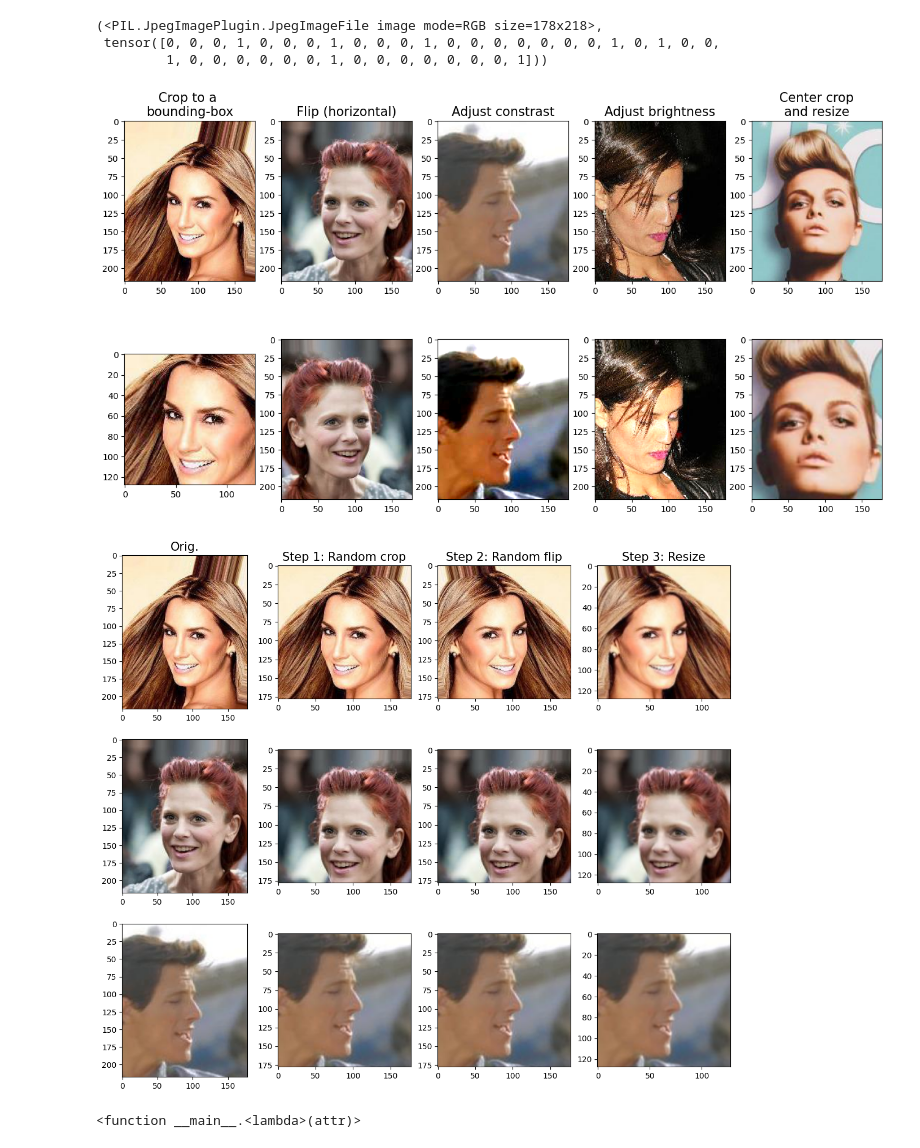
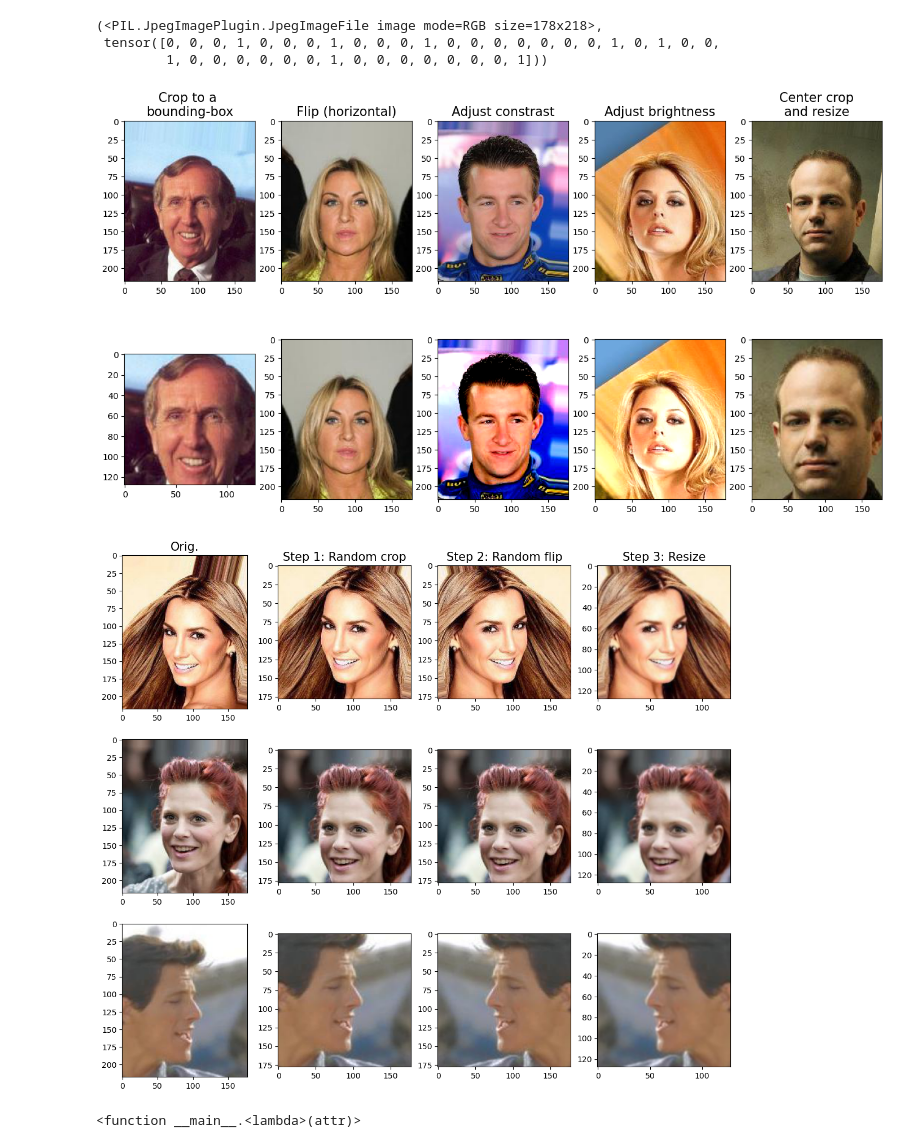
Before and after one commit to juliamuratore/Project3-DS-4002, a Jupyter notebook: processing.ipynb, the cells around one changed output. Drawn from its saved outputs; the diff is of its cells as text; code cells hidden in the pictures.

```diff
--- a/processing.ipynb
+++ b/processing.ipynb
@@ -52,7 +34,7 @@ fig = plt.figure(figsize=(16, 8.5))
 
 ## Column 1: cropping to a bounding-box
 ax = fig.add_subplot(2, 5, 1)
-img, attr = celeba_train_dataset[0]
+img, attr = celeba_train_dataset[20]
 ax.set_title('Crop to a \nbounding-box', size=15)
 ax.imshow(img)
 ax = fig.add_subplot(2, 5, 6)
@@ -61,7 +43,7 @@ ax.imshow(img_cropped)
 
 ## Column 2: flipping (horizontally)
 ax = fig.add_subplot(2, 5, 2)
-img, attr = celeba_train_dataset[1]
+img, attr = celeba_train_dataset[21]
 ax.set_title('Flip (horizontal)', size=15)
 ax.imshow(img)
 ax = fig.add_subplot(2, 5, 7)
@@ -69,39 +51,39 @@ img_flipped = transforms.functional.hflip(img)
 ax.imshow(img_flipped)
 
 ## Column 3: adjust contrast
 ax = fig.add_subplot(2, 5, 3)
-img, attr = celeba_train_dataset[2]
+img, attr = celeba_train_dataset[22]
 ax.set_title('Adjust constrast', size=15)
 ax.imshow(img)
 ax = fig.add_subplot(2, 5, 8)
 img_adj_contrast = transforms.functional.adjust_contrast(img, contrast_factor=2)
 ax.imshow(img_adj_contrast)
 
 ## Column 4: adjust brightness
 ax = fig.add_subplot(2, 5, 4)
-img, attr = celeba_train_dataset[3]
+img, attr = celeba_train_dataset[23]
 ax.set_title('Adjust brightness', size=15)
 ax.imshow(img)
 ax = fig.add_subplot(2, 5, 9)
 img_adj_brightness = transforms.functional.adjust_brightness(img, brightness_factor=1.3)
 ax.imshow(img_adj_brightness)
 
 ## Column 5: cropping from image center
 ax = fig.add_subplot(2, 5, 5)
-img, attr = celeba_train_dataset[4]
+img, attr = celeba_train_dataset[24]
 ax.set_title('Center crop\nand resize', size=15)
 ax.imshow(img)
 ax = fig.add_subplot(2, 5, 10)
 img_center_crop = transforms.functional.center_crop(img, [0.7*218, 0.7*178])
 img_resized = transforms.functional.resize(img_center_crop, size=(218, 178))
 ax.imshow(img_resized)
 
 # plt.savefig('figures/14_14.png', dpi=300)
 plt.show()
 # %% [output]
-[figure, old version]
+[figure, new version]
 # %%
-torch.manual_seed(1)
+torch.manual_seed(30)
 
 fig = plt.figure(figsize=(14, 12))
 
@@ -116,7 +98,7 @@ for i, (img, attr) in enumerate(celeba_train_dataset):
     img_cropped = img_transform(img)
     ax.imshow(img_cropped)
     if i == 0:
-        ax.set_title('Step 1: crop', size=15)
+        ax.set_title('Step 1: Random crop', size=15)
 
     ax = fig.add_subplot(3, 4, i*4+3)
     img_transform = transforms.Compose([transforms.RandomHorizontalFlip()])
@@ -134,9 +116,10 @@ for i, (img, attr) in enumerate(celeba_train_dataset):
     if i == 2:
         break
 
+# plt.savefig('figures/14_15.png', dpi=300)
 plt.show()
 # %% [output]
-[figure, old version]
+[figure, new version]
 # %%
 get_young = lambda attr: attr[39]
 
```
Also changed, not shown: parts of 1 cell of this notebook.
